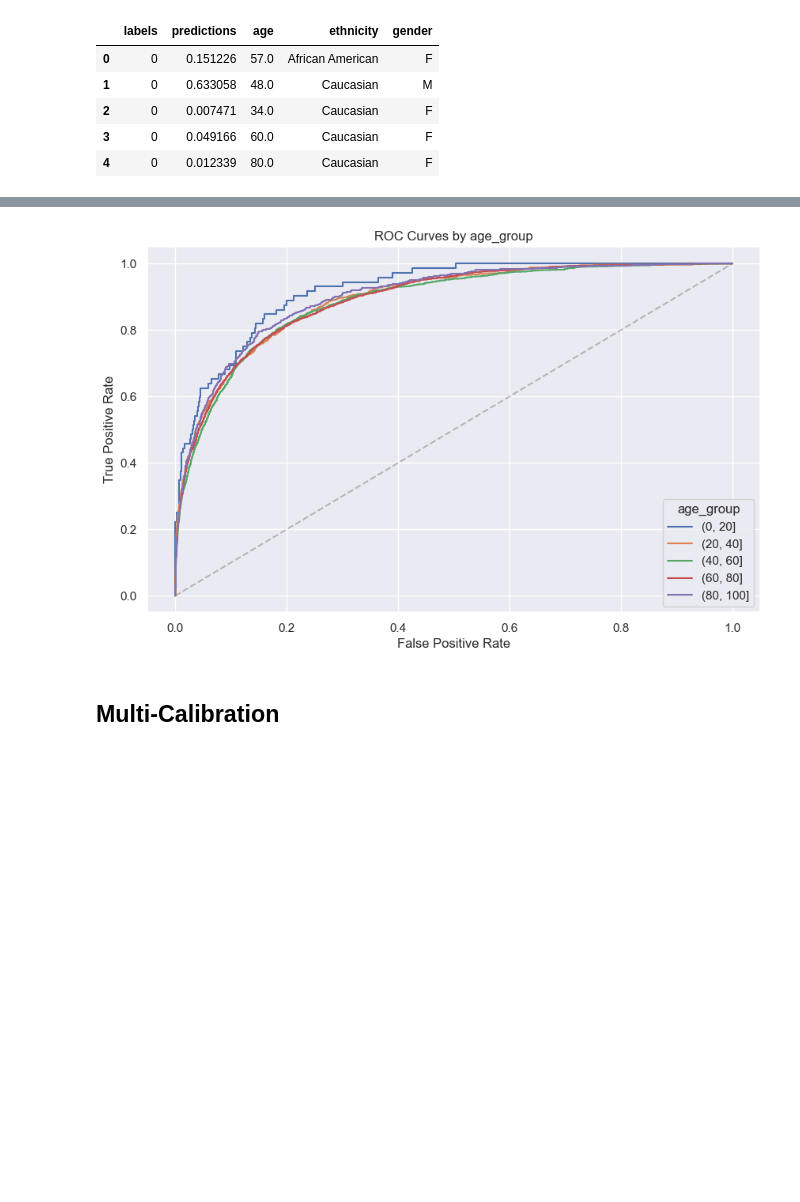
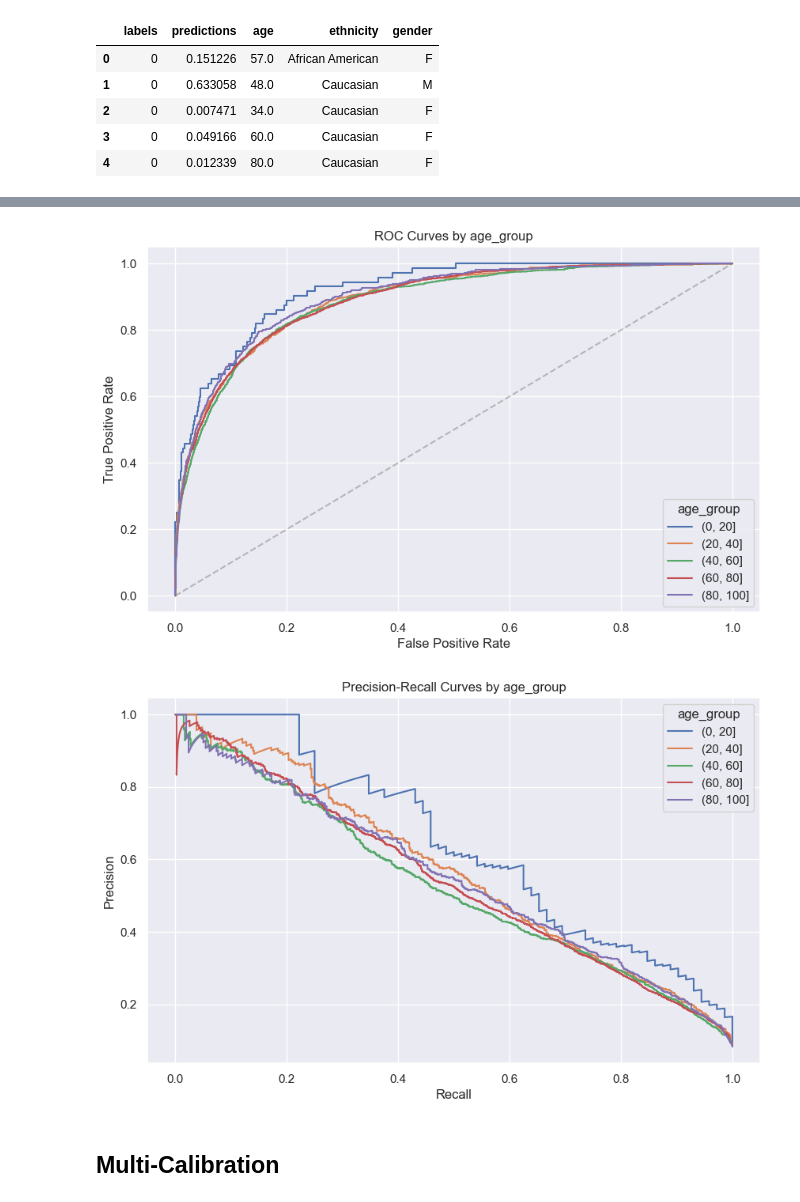
Before and after one commit to ShaniCohen/pred-ICU, a Jupyter notebook: fairness/fairness.ipynb, the cells around one changed output, grey strips where cells are left out. Drawn from its saved outputs; the diff is of its cells as text; code cells hidden in the pictures; blank space fills up the shorter version.

```diff
--- a/fairness/fairness.ipynb
+++ b/fairness/fairness.ipynb
@@ -107,18 +118,20 @@ plot_roc_curves(predictions, 'ethnicity')
 # %%
 # Define age groups with 20-year steps
 age_groups = range(0, 101, 20)
 age_groups_labels = [pd.Interval(left=b, right=b+20) for b in range(0, 101, 20)]
 
 # Use pd.cut to create the age group column based on boundaries and labels
 data_with_age_groups = predictions.copy()
 
 # data_with_age_groups['age_group'] = pd.cut(data_with_age_groups['age'], age_groups, labels=age_groups[:-1])
 data_with_age_groups['age_group'] = pd.cut(data_with_age_groups['age'], age_groups, labels=age_groups_labels[:-1])
 data_with_age_groups.dropna(inplace=True)
 
 plot_roc_curves(data_with_age_groups, 'age_group')
+plot_precision_recall_curves(data_with_age_groups, 'age_group')
 # %% [output]
 [figure]
+[figure, added]
 # %%
 data_with_age_groups.to_csv('XGBClassifier_predictions_with_protected_groups.csv')
 # %% [markdown]
```
Also changed, not shown: parts of 14 cells of this notebook.
